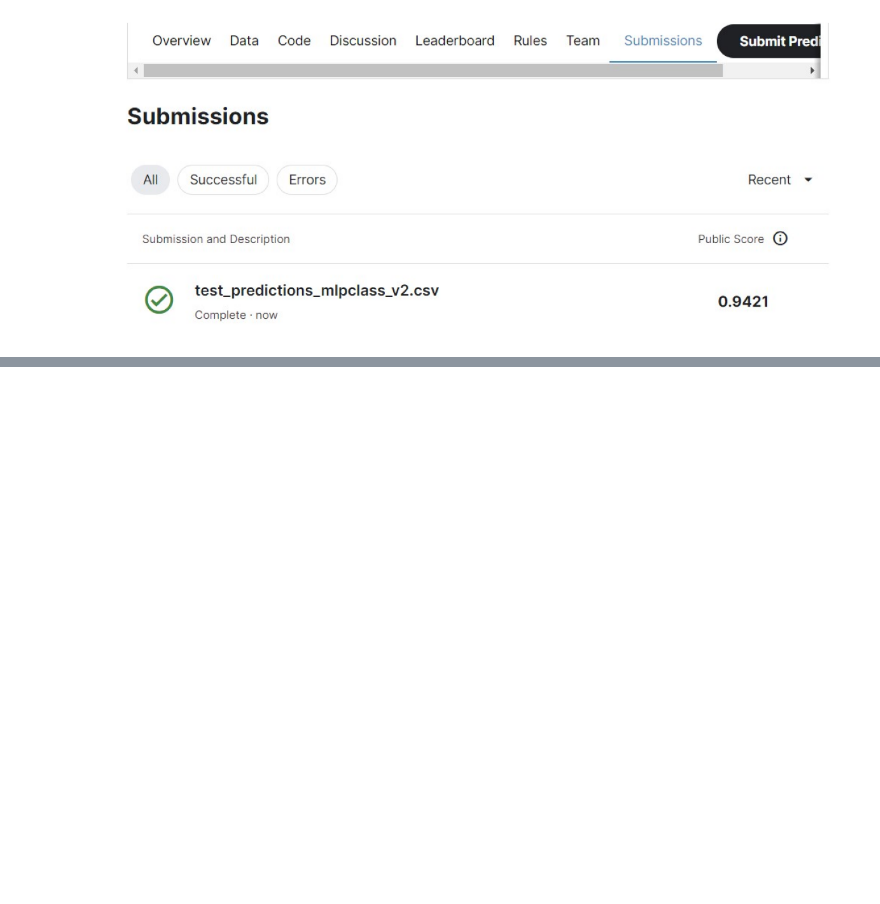
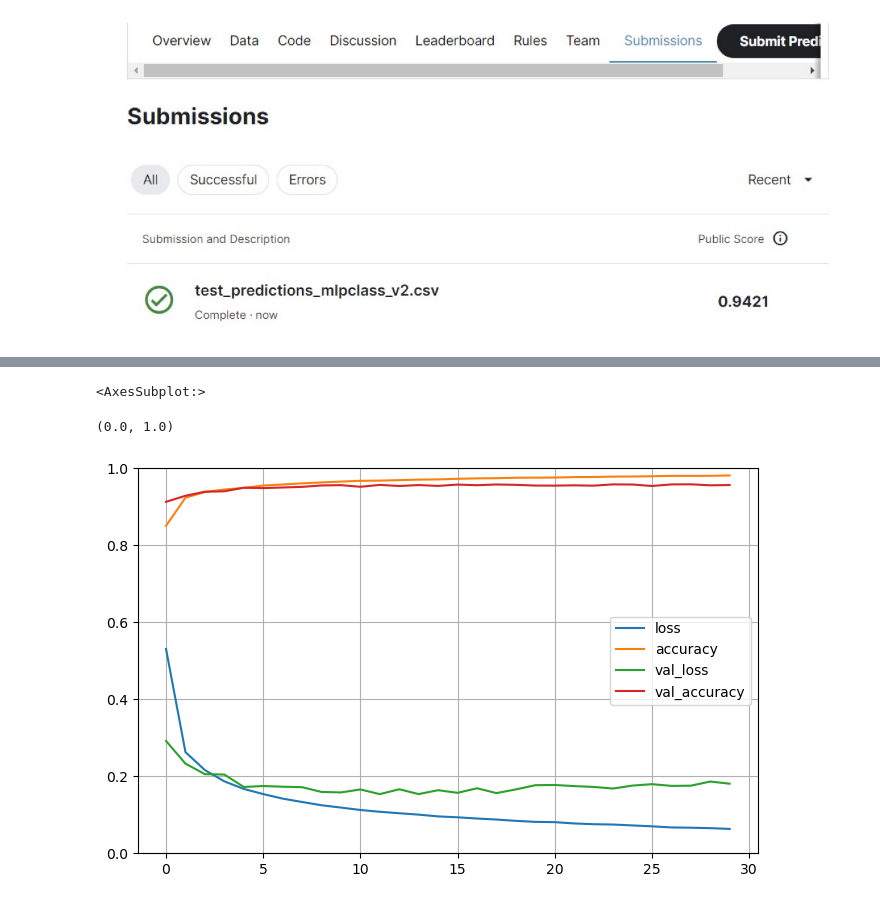
Before and after one commit to clairemarkey/MSDS-422-Group-3-Module-7, a Jupyter notebook: MSDS-422-Group-3-Module-7.ipynb, the cells around one changed output, grey strips where cells are left out. Saved outputs shown, nothing was run; the diff lists cells and outputs as text; code cells hidden in the pictures; blank space fills up the shorter version.

```diff
--- a/MSDS-422-Group-3-Module-7.ipynb
+++ b/MSDS-422-Group-3-Module-7.ipynb
@@ -225,0 +677,7 @@ plt.show()
+# %%
+model = keras.models.Sequential([
+    keras.layers.Flatten(input_shape=[784,]),
+    keras.layers.Dense(20, activation="relu"),
+    keras.layers.Dense(20, activation="relu"),
+    keras.layers.Dense(10, activation="softmax")
+])
@@ -225,0 +814,4 @@ plt.show()
+# %%
+model.compile(loss="sparse_categorical_crossentropy",
+              optimizer=keras.optimizers.RMSprop(learning_rate=0.001),
+              metrics=["accuracy"])
@@ -225,0 +820,3 @@ plt.show()
+# %%
+history = model.fit(nn_x_train, nn_y_train, epochs=30,
+                   validation_data=(nn_x_validation, nn_y_validation))
@@ -225,0 +841,12 @@ plt.show()
+# %%
+import pandas as pd
+import matplotlib.pyplot as plt
+
+pd.DataFrame(history.history).plot(figsize=(8, 5))
+plt.grid(True)
+plt.gca().set_ylim(0, 1) # set the vertical range to [0-1]
+plt.show()
+# %% [output]
+<AxesSubplot:>
+(0.0, 1.0)
+[figure, added]
```
Also changed, not shown: parts of 80 cells of this notebook, 1 other file.
